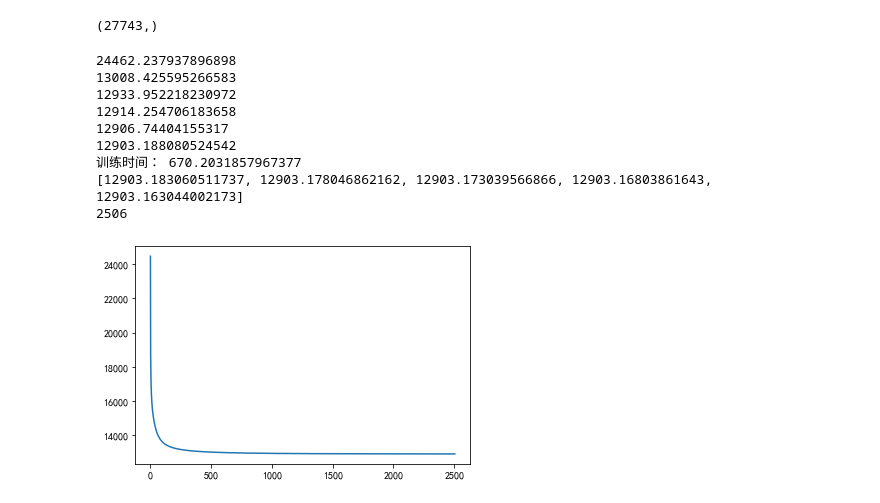
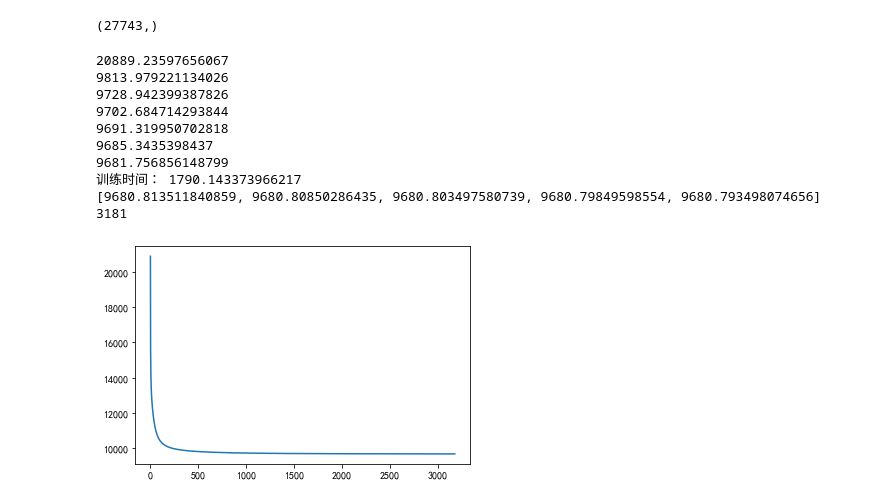
Before and after one commit to gyfffffff/DaSE_Algorithm, a Jupyter notebook: 项目三 矩阵分解推荐系统/Project3.ipynb, the cells around one changed output. Saved outputs shown, nothing was run; the diff lists cells and outputs as text; code cells hidden in the pictures.

```diff
--- a/项目三 矩阵分解推荐系统/Project3.ipynb
+++ b/项目三 矩阵分解推荐系统/Project3.ipynb
@@ -37,14 +28,6 @@ print(row.shape)
 # %%
 # 逐元素
 X = UIMatrix.copy()
-
-
-# X = np.array([[5, 3, 0, 1],
-#               [4, 0, 0, 1],
-#               [1, 0, 0, 4],
-#               [0, 1, 5, 4],
-#               [0, 1, 5, 4],
-#               [3,5,0,0]])
 
 def train(loss, lam, k):
     n, m = X.shape
@@ -74,47 +57,48 @@ def train(loss, lam, k):
     start_t = time.time()
     for _ in range(max_iter):
         lossi = 0
         for i, j in zip(train_x, train_y):
             pi = P[i, :]
             qj = Q[:, j]
             eij = X[i, j] - np.dot(pi, qj)
             pi += step * (eij * qj - lam * pi)
             qj += step * (eij * pi - lam * qj)
             lossi += (eij**2 + lam*(np.dot(pi,pi)+np.dot(qj,qj)))
         lossi *= 0.5
         loss.append(lossi)
         if np.abs(lossi - lossi_old) < eps:
             break
         lossi_old = lossi
         if _ % 500 == 0:
             print(lossi)
     print("训练时间：", time.time()-start_t)
     return P, Q, validation, test
 
 
 loss = []
-lam = 0.14 # 正则化系数
+lam = 0.1 # 正则化系数
 k = 18  # 隐空间大小
 P, Q, validation, test = train(loss, lam, k)
 print(loss[-5:])  # 观察最后loss值
 print(len(loss))  # 打印迭代次数
 plt.plot(range(len(loss)), loss)
 plt.show()
 
-np.save('全批量，无正则化，固定步长loss', np.array(loss))
-np.save('全批量，无正则化，固定步长P', P)
-np.save('全批量，无正则化，固定步长Q', Q)
-np.save('全批量，无正则化，测试集', test)
-np.save('全批量，无正则化，验证集', validation)
+# np.save('全批量，无正则化，固定步长loss', np.array(loss))
+# np.save('全批量，无正则化，固定步长P', P)
+# np.save('全批量，无正则化，固定步长Q', Q)
+# np.save('全批量，无正则化，测试集', test)
+# np.save('全批量，无正则化，验证集', validation)
 # %% [output]
-24462.237937896898
-13008.425595266583
-12933.952218230972
-12914.254706183658
-12906.74404155317
-12903.188080524542
-训练时间： 670.2031857967377
-[12903.183060511737, 12903.178046862162, 12903.173039566866, 12903.16803861643, 12903.163044002173]
-2506
+20889.23597656067
+9813.979221134026
+9728.942399387826
+9702.684714293844
+9691.319950702818
+9685.3435398437
+9681.756856148799
+训练时间： 1790.143373966217
+[9680.813511840859, 9680.80850286435, 9680.803497580739, 9680.79849598554, 9680.793498074656]
+3181
-[figure, old version]
+[figure, new version]
 # %%
```
Also changed, not shown: parts of 6 cells of this notebook, 7 other files.
